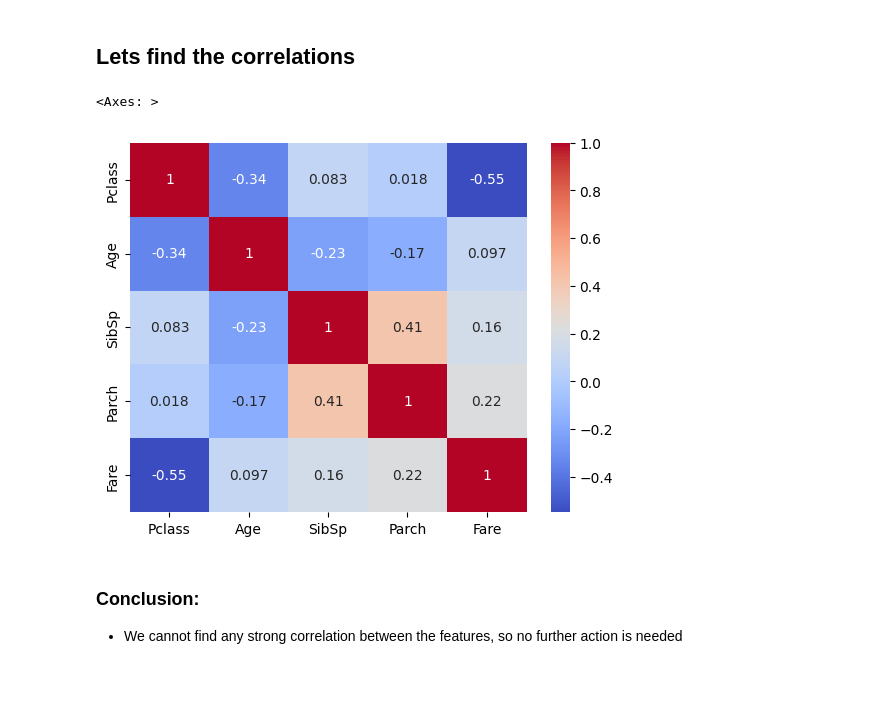
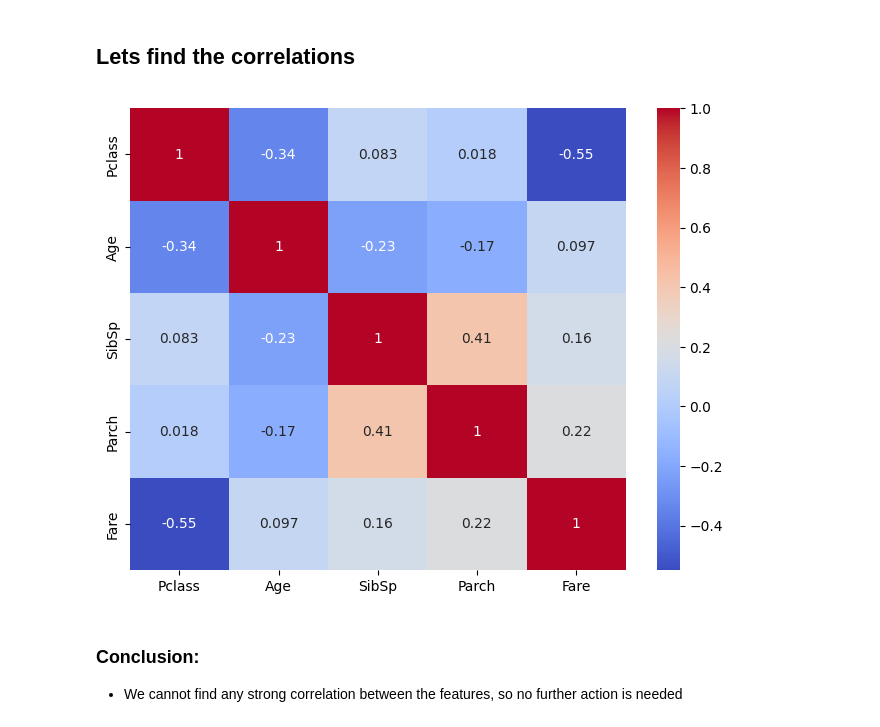
Before and after one commit to DanielSzakacs/ML-Titanic-Machine-Learning-from-Disaster, a Jupyter notebook: notebooks/eda.ipynb, the cells around one changed output. Saved outputs shown, nothing was run; the diff lists cells and outputs as text; code cells hidden in the pictures; blank space fills up the shorter version.

```diff
--- a/notebooks/eda.ipynb
+++ b/notebooks/eda.ipynb
@@ -550,11 +554,13 @@ PClass Chi2: 102.888989, p-value: 0.000097
 # %% [markdown]
 ## Lets find the correlations
 # %%
+plt.figure(figsize=(8,6))
 df_nums = df.drop(columns=["Sex", "Embarked", "Survived"])
 sns.heatmap(df_nums.corr(), annot=True, cmap='coolwarm')
+plt.savefig("heatmap.png")
+plt.show()
 # %% [output]
-<Axes: >
-[figure, old version]
+[figure, new version]
 # %% [markdown]
 ### Conclusion:
 * We cannot find any strong correlation between the features, so no further action is needed
```
Also changed, not shown: parts of 6 cells of this notebook.
